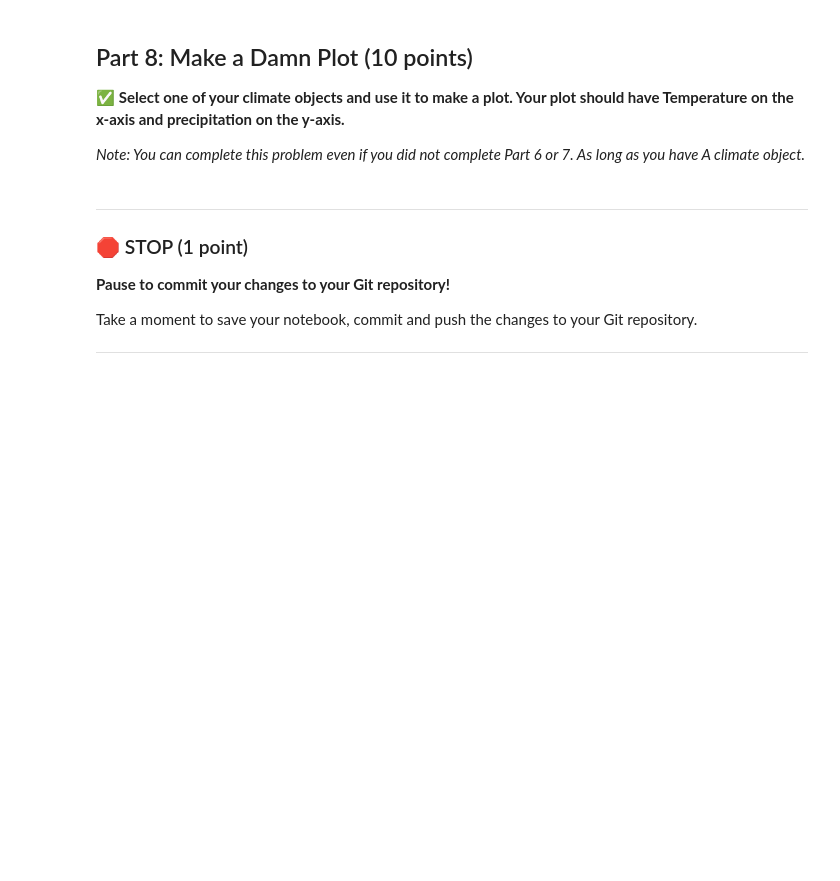
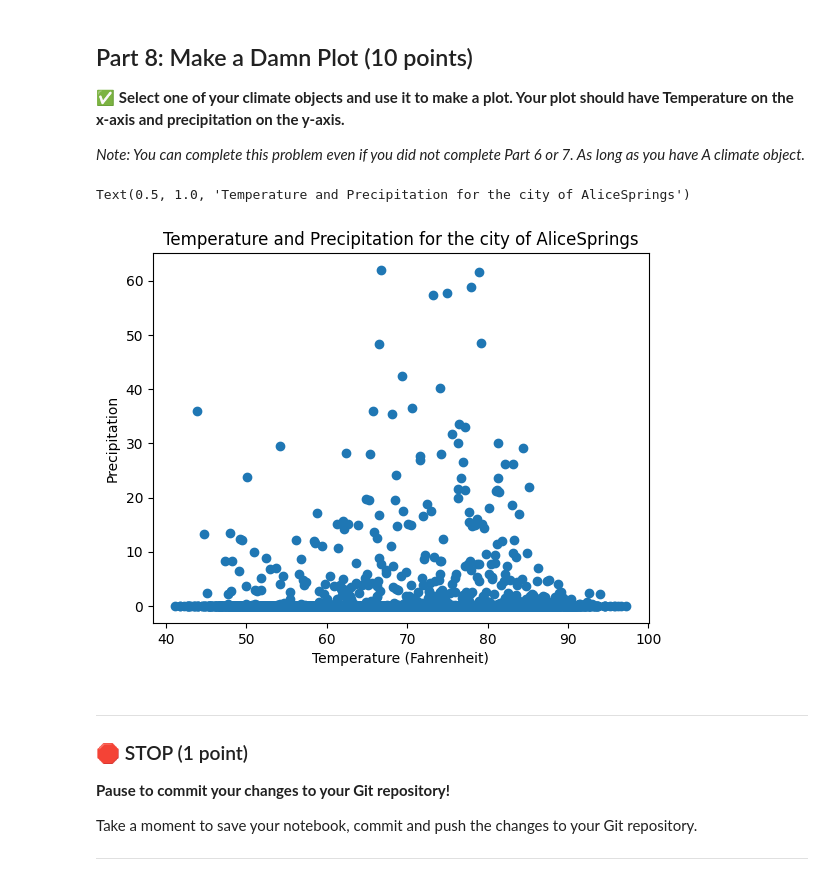
Before and after one commit to PKJ23/CMSE202-s23-turnin, a Jupyter notebook: midterm/CMSE202_Midterm_003_Estes.ipynb, the cells around one changed output. Drawn from its saved outputs; the diff is of its cells as text; code cells hidden in the pictures; blank space fills up the shorter version.

```diff
--- a/midterm/CMSE202_Midterm_003_Estes.ipynb
+++ b/midterm/CMSE202_Midterm_003_Estes.ipynb
@@ -197,8 +238,32 @@ Take a moment to save your notebook, commit  and push the changes to your Git re
 &#9989; **Call your method within the constructor method (I.e., the `__init__` method), so that it automatically converts the temperature values as it creates a new `climate` object.**
 # %%
 #Write your code here
+class Climate():
+    def __init__(self, city_name, latitude, longitude, temp, precip):
+        self.city_name = city_name
+        self.latitude = latitude
+        self.longitude = longitude
+        self.temp = temp
+        self.precip = precip
+
+        self.temp = self.convert_temp()
+
+    def get_temp(self):
+        return self.temp
+
+    def get_precip(self):
+        return self.precip
+
+    def convert_temp(self):
+        return 1.8 * self.get_temp() + 32
 # %% [markdown]
 ### Part 7.3: Rebuilding (4 points)
 &#9989; **Rerun your code from Part 6 to rebuild your objects with properly converted temperature values.**
 # %%
 #Write your code here
+climate_objects = []
+
+for x in range(len(city_names)):
+    climate_objects.append(Climate(city_names[x], lat_list[x], lon_list[x], temperatures[x], rainfalls[x]))
+
+climate_objects[3].get_temp()
@@ -210,6 +288,21 @@ Take a moment to save your notebook, commit  and push the changes to your Git re
 *Note: You can complete this problem even if you did not complete Part 6 or 7. As long as you have A climate object.*
 # %%
 #Write your code here
+import matplotlib.pyplot as plt
+
+full_data = climate_objects[3]
+
+city_temps = full_data.get_temp()
+city_rain = full_data.get_precip()
+
+plt.scatter(city_temps, city_rain)
+
+plt.xlabel("Temperature (Fahrenheit)")
+plt.ylabel("Precipitation")
+plt.title("Temperature and Precipitation for the city of {}".format(full_data.city_name))
+# %% [output]
+Text(0.5, 1.0, 'Temperature and Precipitation for the city of AliceSprings')
+[figure, added]
 # %% [markdown]
 ---
 ### &#128721; STOP (1 point)
```
Also changed, not shown: parts of 3 cells of this notebook.
